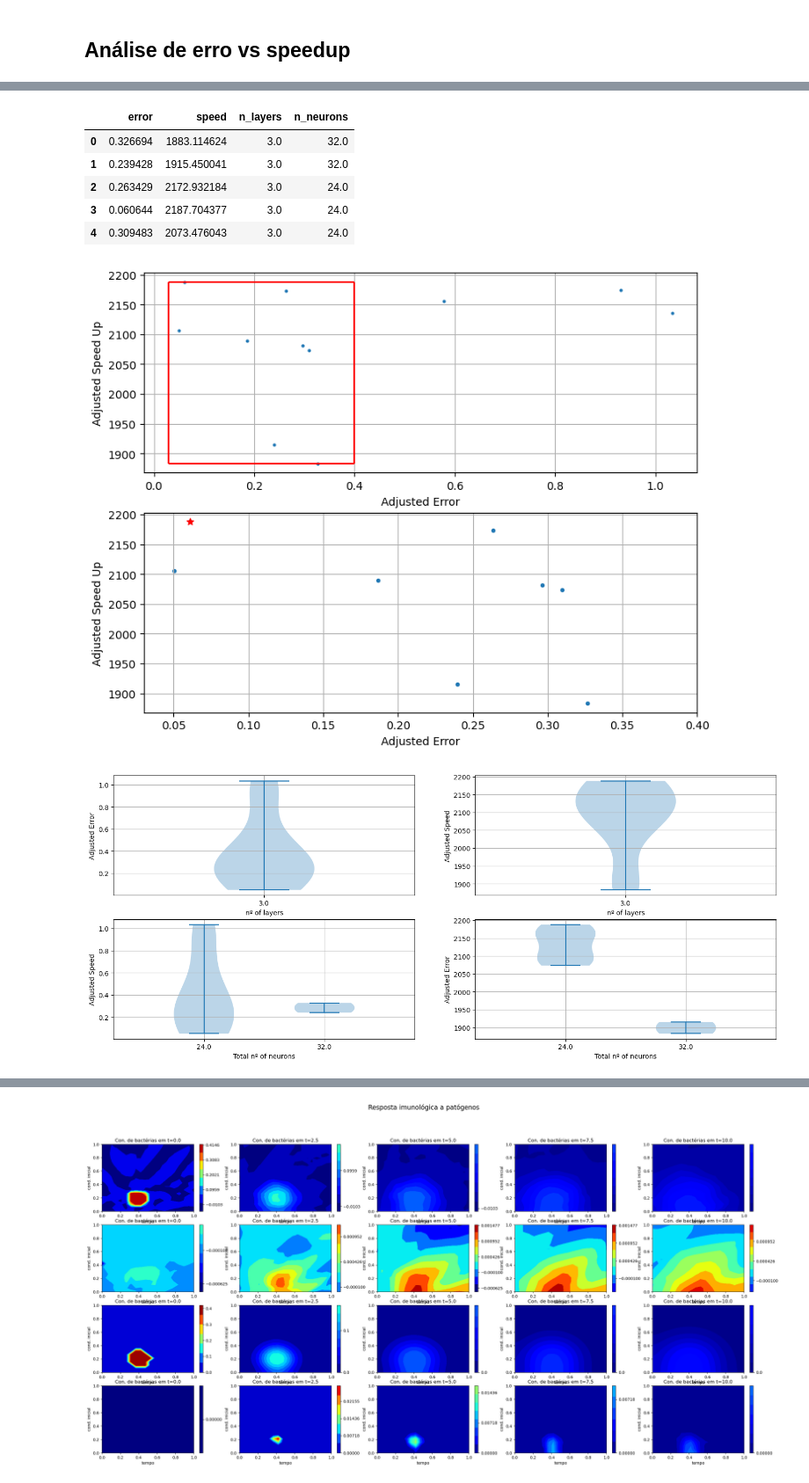
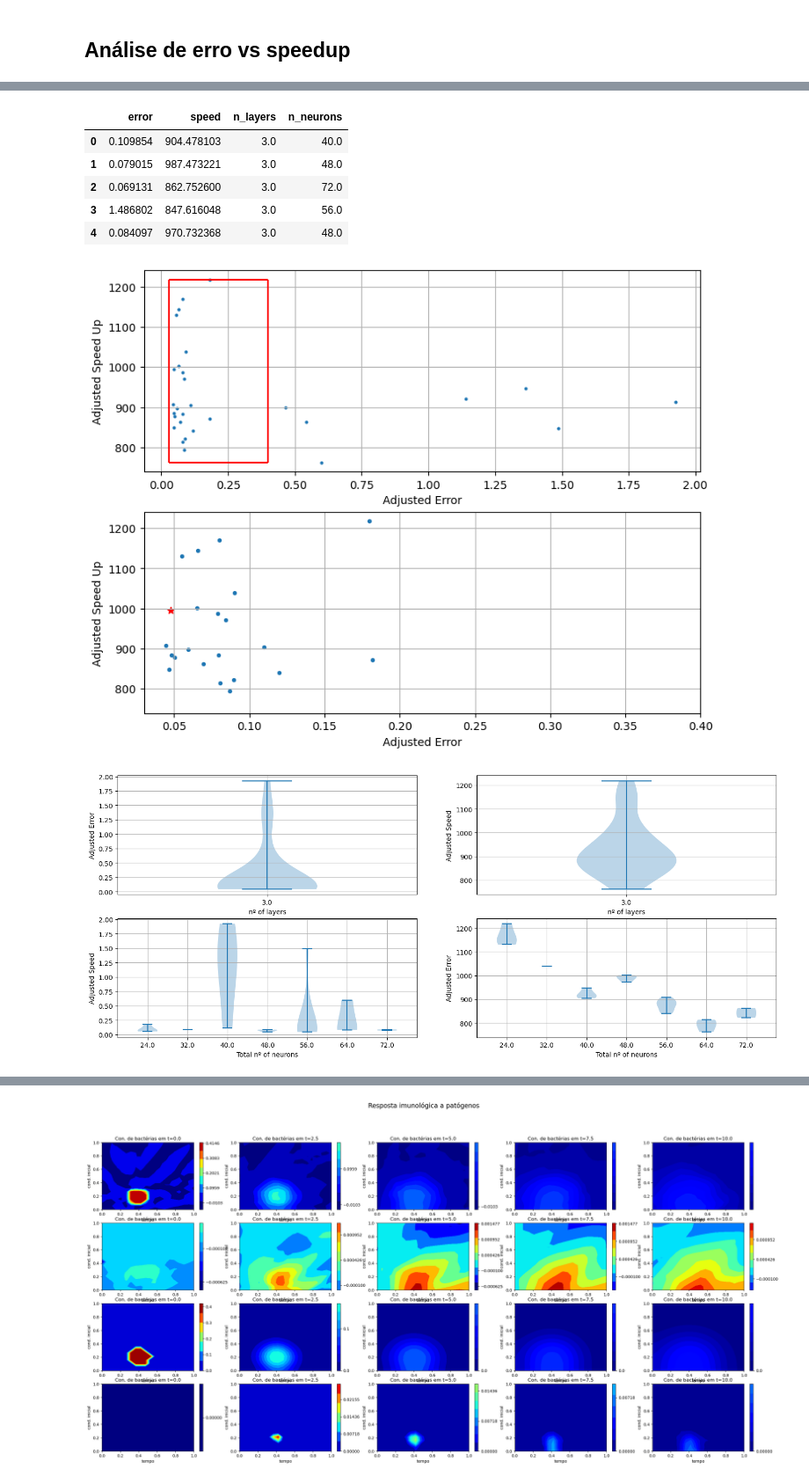
Before and after one commit to Esterci/2D_imune_edema_pinn, a Jupyter notebook: 2D/edp_t_x_y/result_analisys.ipynb, the cells around one changed output, grey strips where cells are left out. Shown at 88% size. Cells and saved outputs as stored; diff of their text form; code cells hidden in the pictures.

```diff
--- a/2D/edp_t_x_y/result_analisys.ipynb
+++ b/2D/edp_t_x_y/result_analisys.ipynb
@@ -992,10 +992,6 @@ for file, ft in zip(result_list, result_type):
             aux_dict = pk.load(f)
 
         results_dict[i] = aux_dict
-
-        results_dict[i]["arch_name"] = ("__").join(
-            file.split(".pkl")[0].split("/")[-1].split("__")[2:-1]
-        )
 
         layers_list = file.split("/")[-1].split(".")[0].split("__")[2:]
 
@@ -1029,11 +1025,11 @@ results_df = pd.DataFrame(
 results_df.head()
 # %% [output]
 |  | error | speed | n_layers | n_neurons |
-| 0 | 0.326694 | 1883.114624 | 3.0 | 32.0 |
-| 1 | 0.239428 | 1915.450041 | 3.0 | 32.0 |
-| 2 | 0.263429 | 2172.932184 | 3.0 | 24.0 |
-| 3 | 0.060644 | 2187.704377 | 3.0 | 24.0 |
-| 4 | 0.309483 | 2073.476043 | 3.0 | 24.0 |
+| 0 | 0.109854 | 904.478103 | 3.0 | 40.0 |
+| 1 | 0.079015 | 987.473221 | 3.0 | 48.0 |
+| 2 | 0.069131 | 862.752600 | 3.0 | 72.0 |
+| 3 | 1.486802 | 847.616048 | 3.0 | 56.0 |
+| 4 | 0.084097 | 970.732368 | 3.0 | 48.0 |
 # %%
 x_lim = (0.03, 0.4)
 
@@ -1041,36 +1037,36 @@ fig = plt.figure(figsize=[15 * 0.6, 12 * 0.6])
 
 # fig.suptitle("Curva de aprendizagem", fontsize=16)
 
 ax = fig.add_subplot(2, 1, 1)
 
 ax.scatter(results_df.error, results_df.speed, s=4)
 ax.hlines(max(results_df.speed), x_lim[0], x_lim[1], color="r")
 ax.hlines(min(results_df.speed), x_lim[0], x_lim[1], color="r")
 ax.vlines(x_lim[1], min(results_df.speed), max(results_df.speed), color="r")
 ax.vlines(x_lim[0], min(results_df.speed), max(results_df.speed), color="r")
 
 choice = np.intersect1d(
-    np.argwhere(np.array(results_df.speed) > 2150),
-    np.argwhere(np.array(results_df.error) < 0.1),
+    np.argwhere(np.array(results_df.speed) > 980),
+    np.argwhere(np.array(results_df.error) < 0.06),
 )[0]
 
 ax.set_xlabel("Adjusted Error")
 ax.set_ylabel("Adjusted Speed Up")
 
 ax.grid()
 
 ax = fig.add_subplot(2, 1, 2)
 
 ax.scatter(results_df.error, results_df.speed, s=8)
 ax.scatter(results_df.error[choice], results_df.speed[choice], c="r", marker="*")
 ax.set_xlim(x_lim[0], x_lim[1])
 
 ax.set_xlabel("Adjusted Error")
 ax.set_ylabel("Adjusted Speed Up")
 
 ax.grid()
 # %% [output]
-[figure, old version]
+[figure, new version]
 # %%
 def set_axis_style(ax, labels):
     ax.set_xticks(np.arange(1, len(labels) + 1), labels=labels)
@@ -1158,5 +1154,5 @@ ax.grid()
 
 plt.show()
 # %% [output]
-[figure, old version]
+[figure, new version]
 # %%
```
Also changed, not shown: parts of 7 cells of this notebook, 1 other file.
